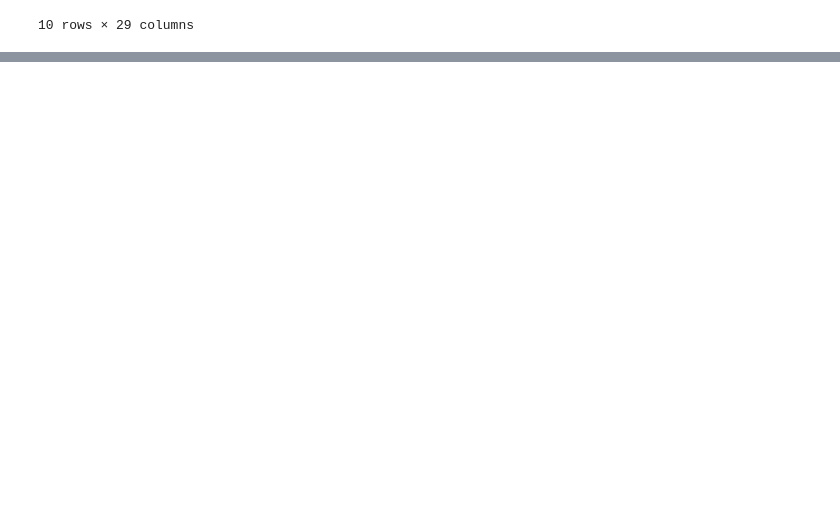
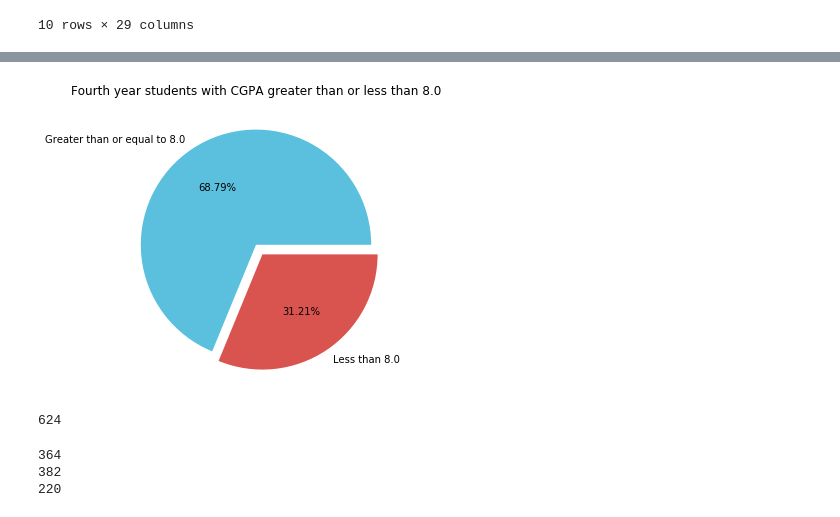
Before and after one commit to SakshiChahande/CloudCounselage, a Jupyter notebook: Cloud Counselage Live Project-checkpoint.ipynb, the cells around one changed output, grey strips where cells are left out. Drawn from its saved outputs; the diff is of its cells as text; code cells hidden in the pictures; blank space fills up the shorter version.

Commit message:
Update 2
Includes Data Vizualization

```diff
--- a/Cloud Counselage Live Project-checkpoint.ipynb
+++ b/Cloud Counselage Live Project-checkpoint.ipynb
@@ -92,0 +267,34 @@ df.head(10)
+# %%
+# Q2d Students who are in the fourth year and have a CGPA greater than 8.0.
+df['Which-year are you studying in?'].value_counts()
+dfY4=pd.DataFrame(df.loc[df['Which-year are you studying in?']=='Fourth-year'])
+# %%
+greater_than_8=dfY4[dfY4['CGPA/ percentage']>=8.00].count()['CGPA/ percentage']
+less_than_8=dfY4[dfY4['CGPA/ percentage']<8.00].count()['CGPA/ percentage']
+
+fig3=plt.figure(figsize=(4,5))
+ax = fig3.add_axes([0,0,1,1])
+plt.title('Fourth year students with CGPA greater than or less than 8.0')
+ax.pie([greater_than_8,less_than_8],labels=['Greater than or equal to 8.0', 'Less than 8.0'],autopct='%1.2f%%',explode=[0,0.1],colors=['#5bc0de','#d9534f'])
+plt.show()
+# %% [output]
+[figure, added]
+# %%
+# Q 2e Students who applied for Digital Marketing with verbal and written communication score greater than 8.
+dfDM=df['Areas of interest']
+dfDM=pd.DataFrame(df.loc[df['Areas of interest']=='Digital Marketing '])
+dfDM.rename(columns={'Rate your written communication skills [1-10]':'Written','Rate your verbal communication skills [1-10]':'Verbal'},inplace=True)
+print(dfDM.count()['First Name'])
+# %% [output]
+624
+# %%
+written_count=dfDM[dfDM['Written']>=8].count()['CGPA/ percentage']
+verbal_count=dfDM[dfDM['Verbal']>=8].count()['CGPA/ percentage']
+written_verbal_count=dfDM[(dfDM['Written']>=8) & (dfDM['Verbal']>=8)].count()['CGPA/ percentage']
+print(written_count)
+print(verbal_count)
+print(written_verbal_count)
+# %% [output]
+364
+382
+220
```
Also changed, not shown: parts of 50 cells of this notebook.
